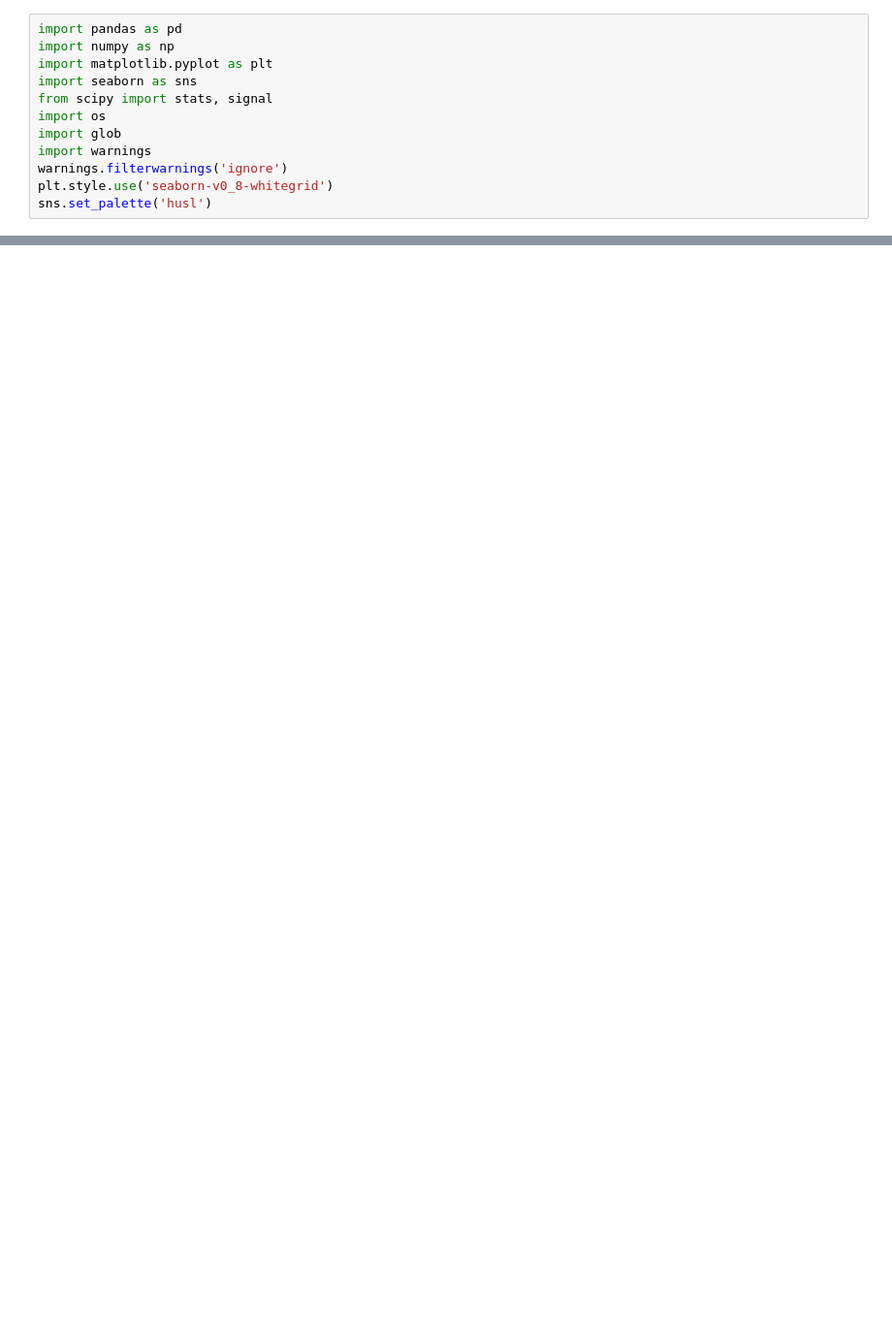
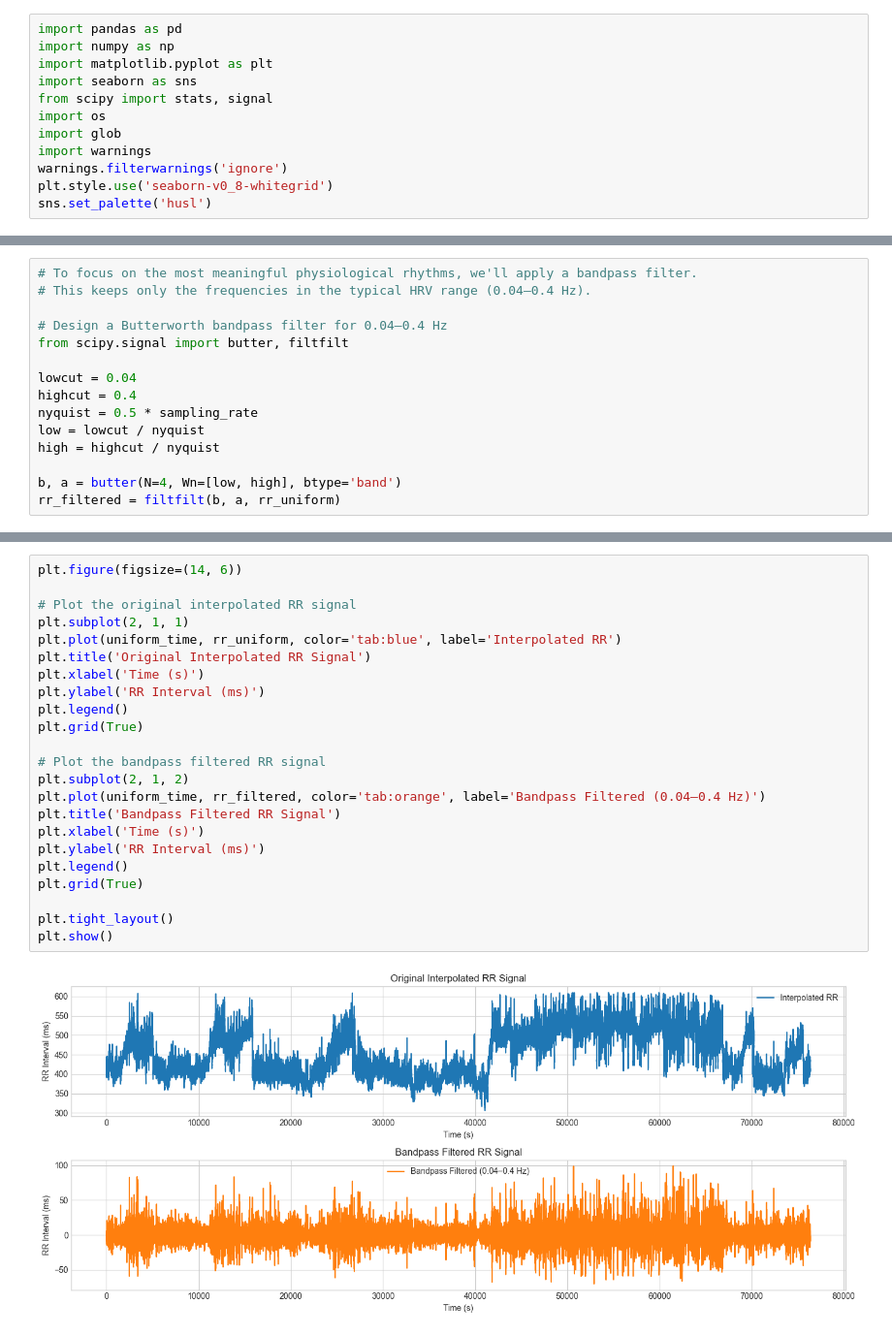
Before and after one commit to oscar-peng/datasci_223, a Jupyter notebook: lectures/04/demo/demo3-hrv-feature-extraction.ipynb, the cells around one changed output, grey strips where cells are left out. Shown at 97% size. Drawn from its saved outputs; the diff is of its cells as text; blank space fills up the shorter version.

```diff
--- a/lectures/04/demo/demo3-hrv-feature-extraction.ipynb
+++ b/lectures/04/demo/demo3-hrv-feature-extraction.ipynb
@@ -136,0 +258,15 @@ plt.show()
+# %%
+# To focus on the most meaningful physiological rhythms, we'll apply a bandpass filter.
+# This keeps only the frequencies in the typical HRV range (0.04–0.4 Hz).
+
+# Design a Butterworth bandpass filter for 0.04–0.4 Hz
+from scipy.signal import butter, filtfilt
+
+lowcut = 0.04
+highcut = 0.4
+nyquist = 0.5 * sampling_rate
+low = lowcut / nyquist
+high = highcut / nyquist
+
+b, a = butter(N=4, Wn=[low, high], btype='band')
+rr_filtered = filtfilt(b, a, rr_uniform)
@@ -136,0 +279,25 @@ plt.show()
+# %%
+plt.figure(figsize=(14, 6))
+
+# Plot the original interpolated RR signal
+plt.subplot(2, 1, 1)
+plt.plot(uniform_time, rr_uniform, color='tab:blue', label='Interpolated RR')
+plt.title('Original Interpolated RR Signal')
+plt.xlabel('Time (s)')
+plt.ylabel('RR Interval (ms)')
+plt.legend()
+plt.grid(True)
+
+# Plot the bandpass filtered RR signal
+plt.subplot(2, 1, 2)
+plt.plot(uniform_time, rr_filtered, color='tab:orange', label='Bandpass Filtered (0.04–0.4 Hz)')
+plt.title('Bandpass Filtered RR Signal')
+plt.xlabel('Time (s)')
+plt.ylabel('RR Interval (ms)')
+plt.legend()
+plt.grid(True)
+
+plt.tight_layout()
+plt.show()
+# %% [output]
+[figure, added]
```
Also changed, not shown: parts of 23 cells of this notebook, 4 other files.
